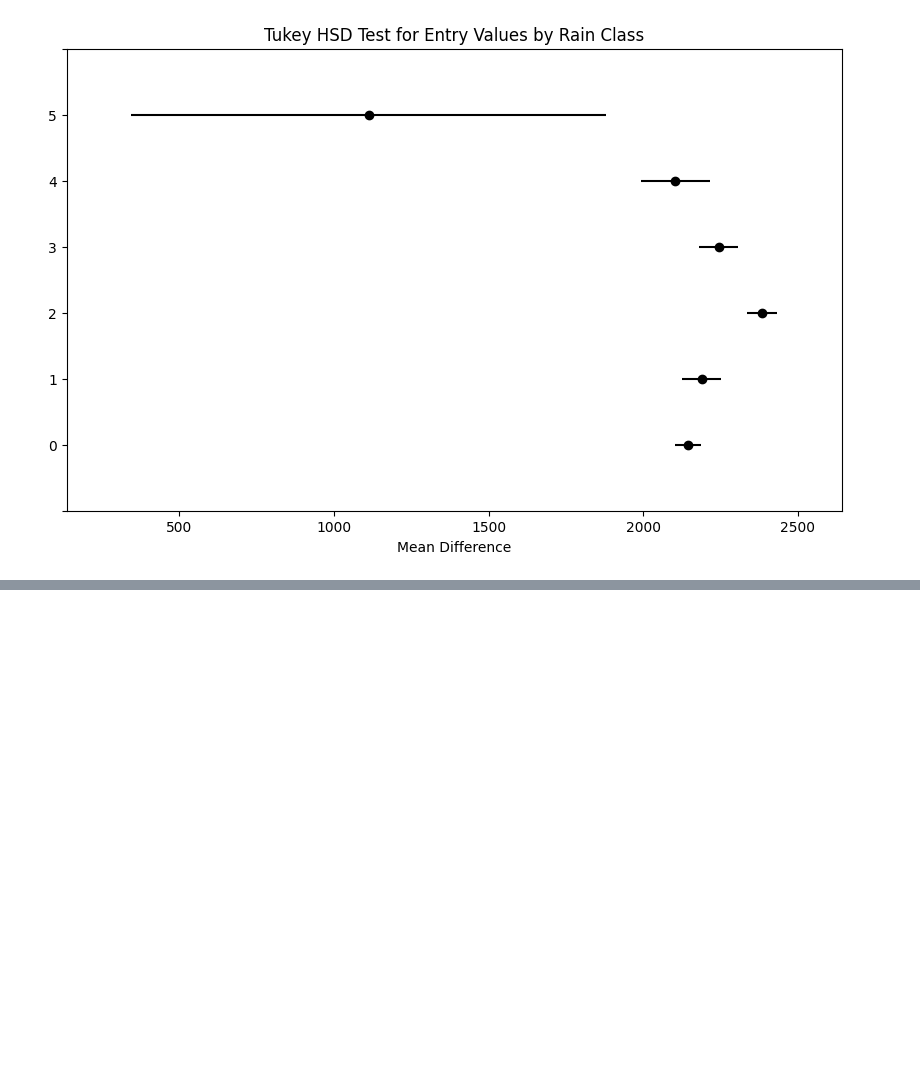
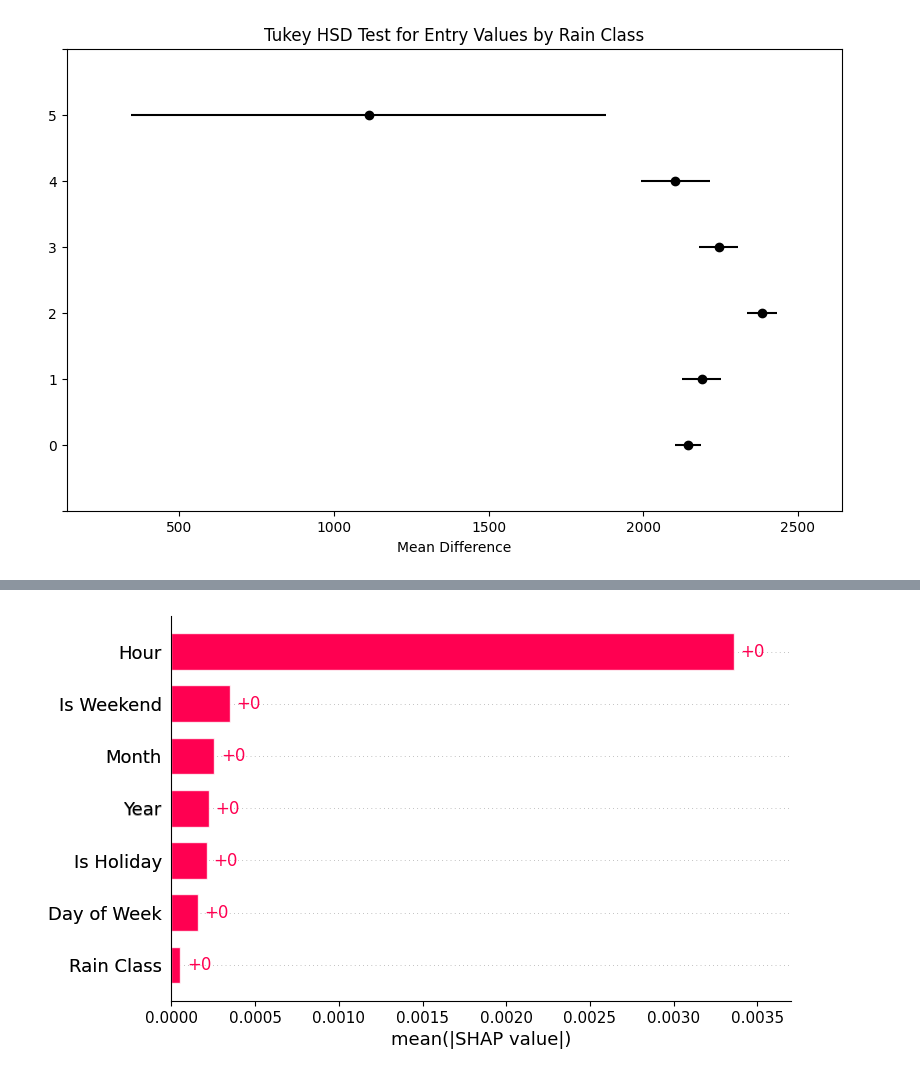
Before and after one commit to fdemberga2/Hoshino, a Jupyter notebook: LSTM/ModelV3.ipynb, the cells around one changed output, grey strips where cells are left out. Drawn from its saved outputs; the diff is of its cells as text; code cells hidden in the pictures; blank space fills up the shorter version.

```diff
--- a/LSTM/ModelV3.ipynb
+++ b/LSTM/ModelV3.ipynb
@@ -726,0 +780,8 @@ X_test_flat shape: (1459, 7)
+# %%
+# Create an Explanation object
+shap_explanation = shap.Explanation(values=shap_values_avg, feature_names=feature_names, data=X_test_flat)
+
+# Plot the SHAP values
+shap.plots.bar(shap_explanation)
+# %% [output]
+[figure, added]
```
Also changed, not shown: parts of 25 cells of this notebook.
